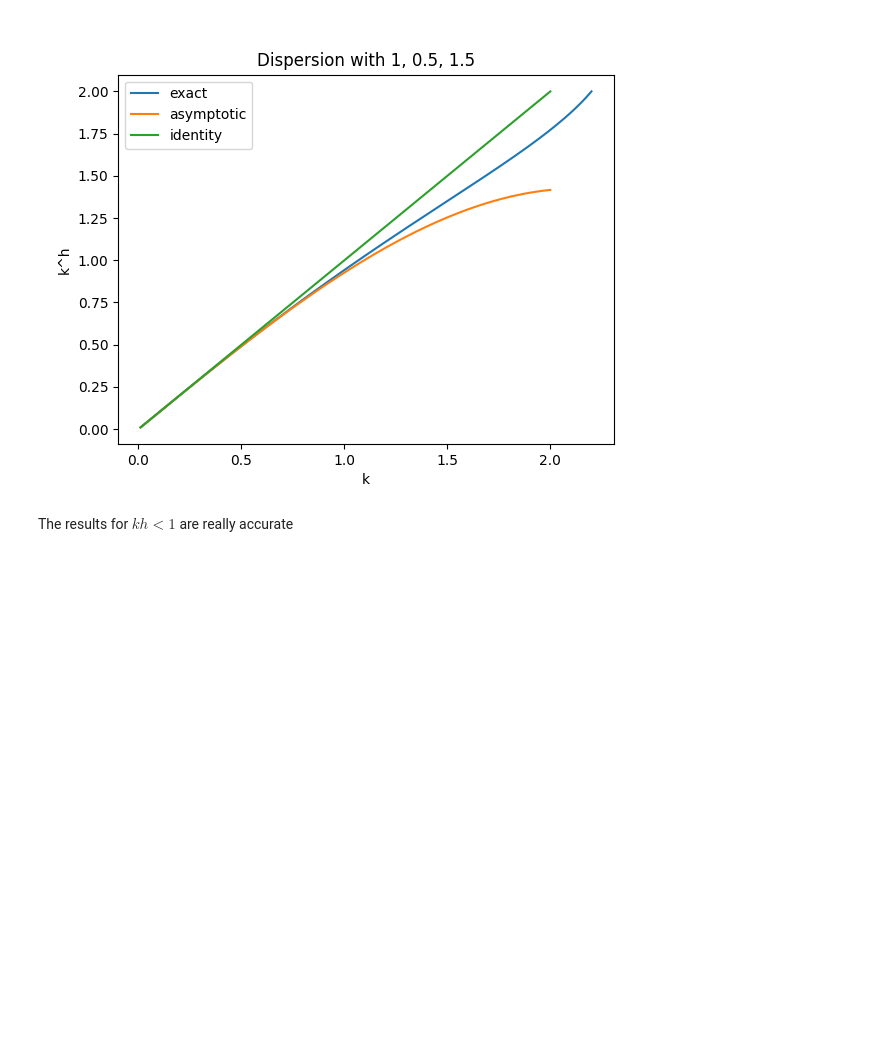
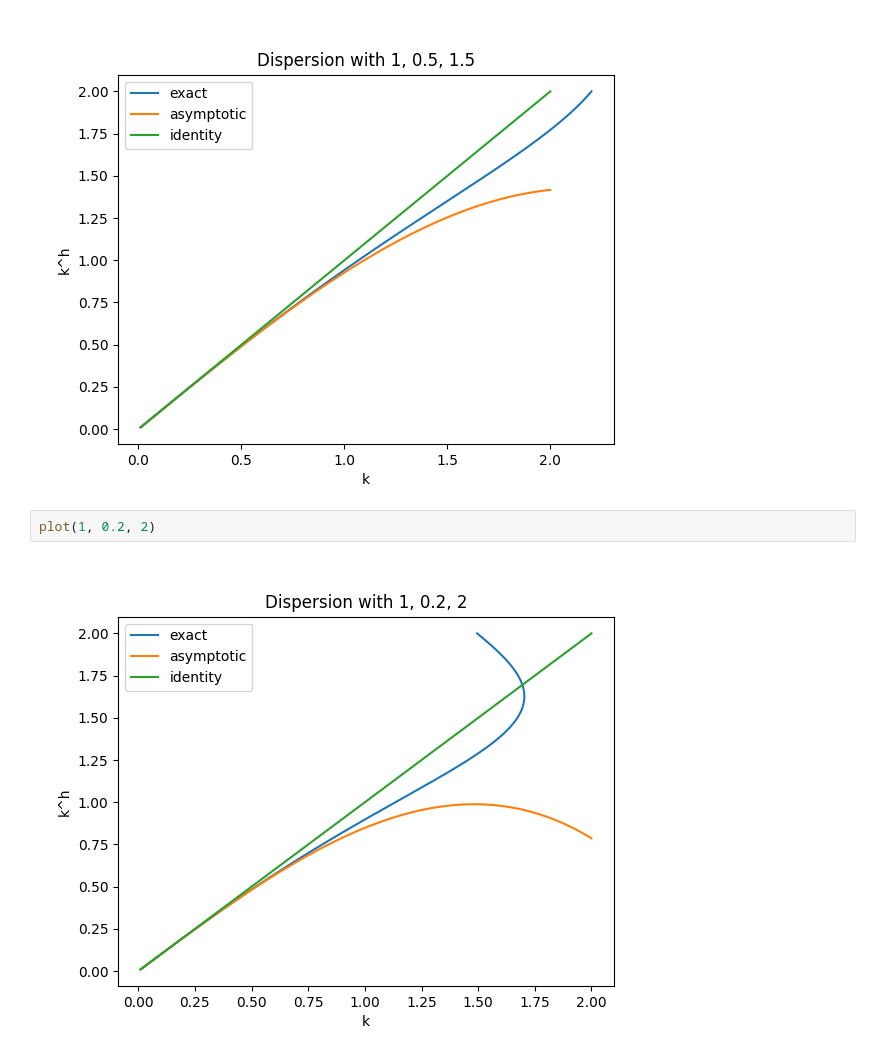
Before and after one commit to vitaldenodrest/greenwich, a Jupyter notebook: M0/1D_dispersion.ipynb, the cells around one changed output. Saved outputs shown, nothing was run; the diff lists cells and outputs as text; blank space fills up the shorter version.

```diff
--- a/M0/1D_dispersion.ipynb
+++ b/M0/1D_dispersion.ipynb
@@ -205,5 +205,7 @@ plot(HX=1, ALPHA_M=1, ALPHA_P=1)
 plot(HX=1, ALPHA_M=0.5, ALPHA_P=1.5)
 # %% [output]
 [figure]
-# %% [markdown]
-The results for $kh < 1$ are really accurate
+# %%
+plot(1, 0.2, 2)
+# %% [output]
+[figure, added]
```
